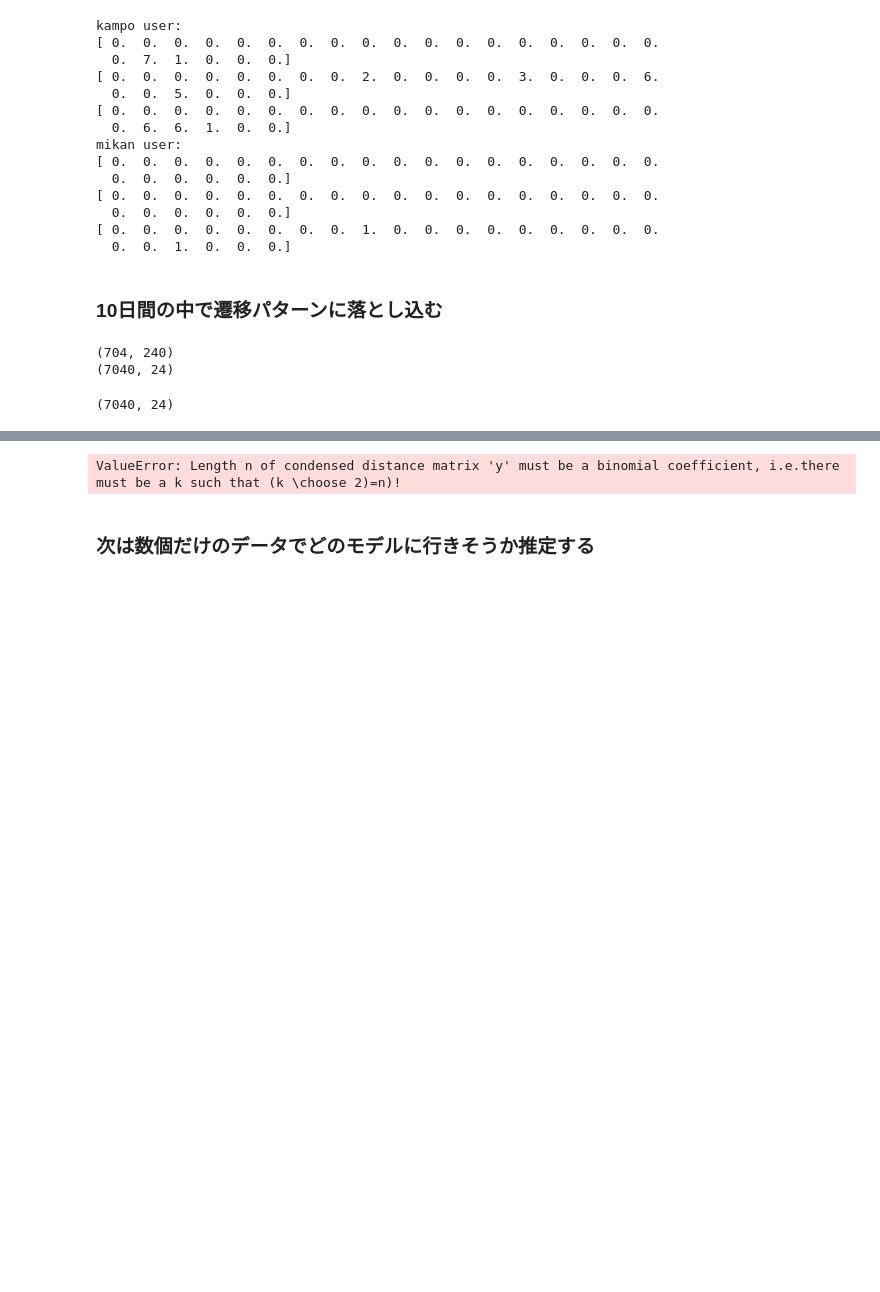
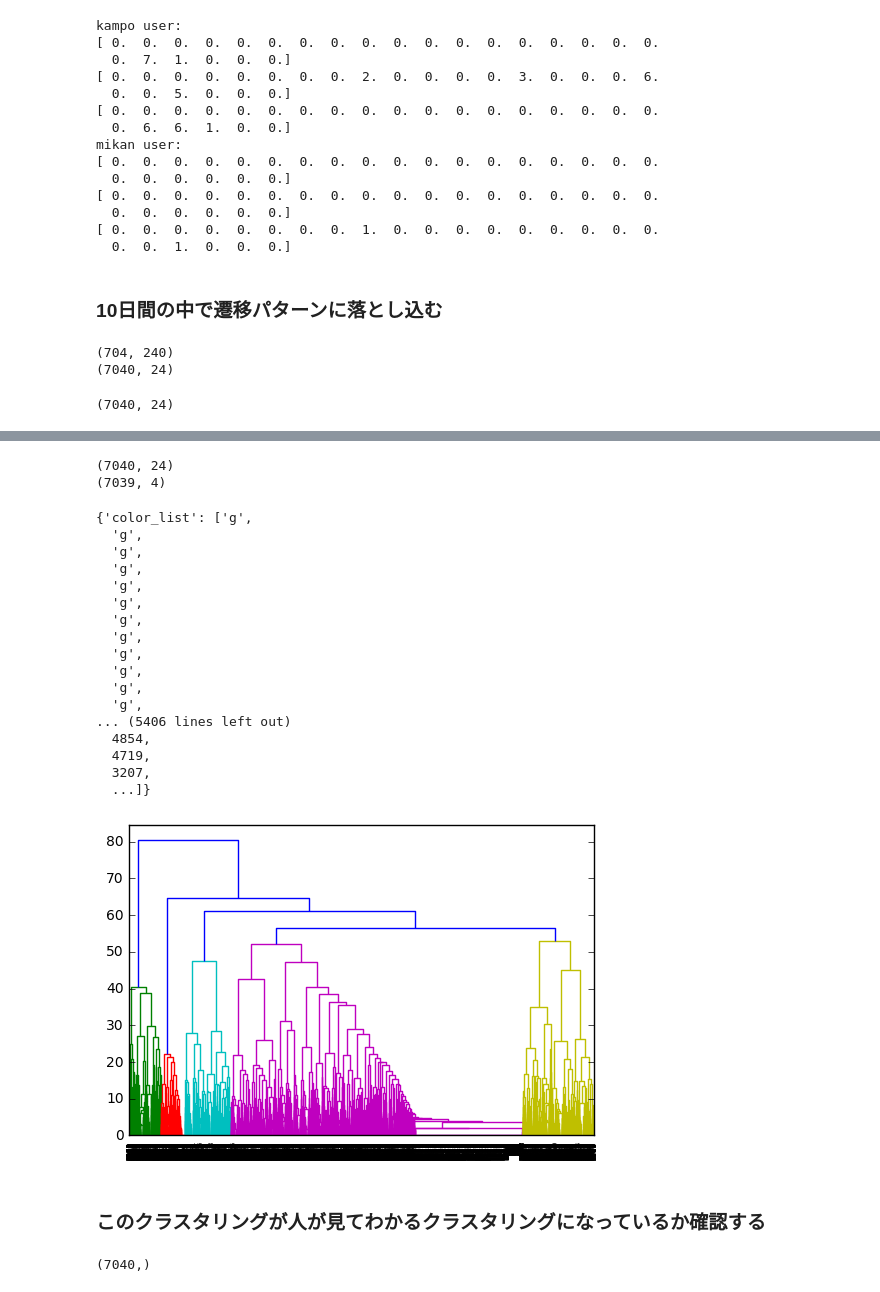
Before and after one commit to royroy55/otsuki_health_analysis, a Jupyter notebook: analyzer/otsuki_daily_analysis.ipynb, the cells around one changed output, grey strips where cells are left out. Saved outputs shown, nothing was run; the diff lists cells and outputs as text; code cells hidden in the pictures; blank space fills up the shorter version.

Commit message:
add ward clustering

```diff
--- a/analyzer/otsuki_daily_analysis.ipynb
+++ b/analyzer/otsuki_daily_analysis.ipynb
@@ -76,0 +78,27 @@ Counter({0: 9359, 1: 5040, 2: 2932, 3: 2315, 4: 1751, 5: 1519, 6: 1156, 7: 405})
+# %%
+clus0 = []
+clus1 = []
+clus2 = []
+clus3 = []
+clus4 = []
+clus5 = []
+clus6 = []
+clus7 = []
+
+for i, j in zip(code, daily_step):
+    if i == 0:
+        clus0.append(j)
+    elif i == 1:
+        clus1.append(j)
+    elif i == 2:
+        clus2.append(j)
+    elif i == 3:
+        clus3.append(j)
+    elif i == 4:
+        clus4.append(j)
+    elif i == 5:
+        clus5.append(j)
+    elif i == 6:
+        clus6.append(j)
+    elif i == 7:
+        clus7.append(j)
@@ -192,10 +194,44 @@ print pattern_dist[0]
-# %%
-#print pattern_dist
-# 編集距離をward法でクラスタリングする
-ward_result = scipy.cluster.hierarchy.ward(pattern_dist)
-#ward_result = scipy.cluster.hierarchy.ward(daily_trans, daily_trans)
-print ward_result.shape
-# %% [output]
-ValueError: Length n of condensed distance matrix 'y' must be a binomial coefficient, i.e.there must be a k such that (k \choose 2)=n)!
+# %%
+# 編集距離を用いてward法でクラスタリング
+import sys
+sys.setrecursionlimit(10000)
+
+pdis = scipy.spatial.distance.pdist(daily_trans, lambda i, j: Levenshtein.distance(','.join(map(str,i)), ','.join(map(str,j))))
+# resultはscipyのward法でクラスタリングした結果
+#result = scipy.cluster.hierarchy.ward(pdis)
+result = scipy.cluster.hierarchy.ward(pdis)
+# %%
+print daily_trans.shape
+print result.shape
+# %% [output]
+(7040, 24)
+(7039, 4)
+# %%
+scipy.cluster.hierarchy.dendrogram(result)
+#scipy.cluster.hierarchy.dendrogram(result, p=10, truncate_mode='lastp')
+# %% [output]
+{'color_list': ['g',
+  'g',
+  'g',
+  'g',
+  'g',
+  'g',
+  'g',
+  'g',
+  'g',
+  'g',
+  'g',
+  'g',
+... (5406 lines left out)
+  4854,
+  4719,
+  3207,
+  ...]}
+[figure, added]
 # %% [markdown]
-### 次は数個だけのデータでどのモデルに行きそうか推定する
+### このクラスタリングが人が見てわかるクラスタリングになっているか確認する
+# %%
+# とりあえず上図の色分けにしたがって5クラスタでデータ分ける
+print scipy.cluster.hierarchy.leaves_list(result).shape
+# %% [output]
+(7040,)
```
Also changed, not shown: parts of 6 cells of this notebook.
